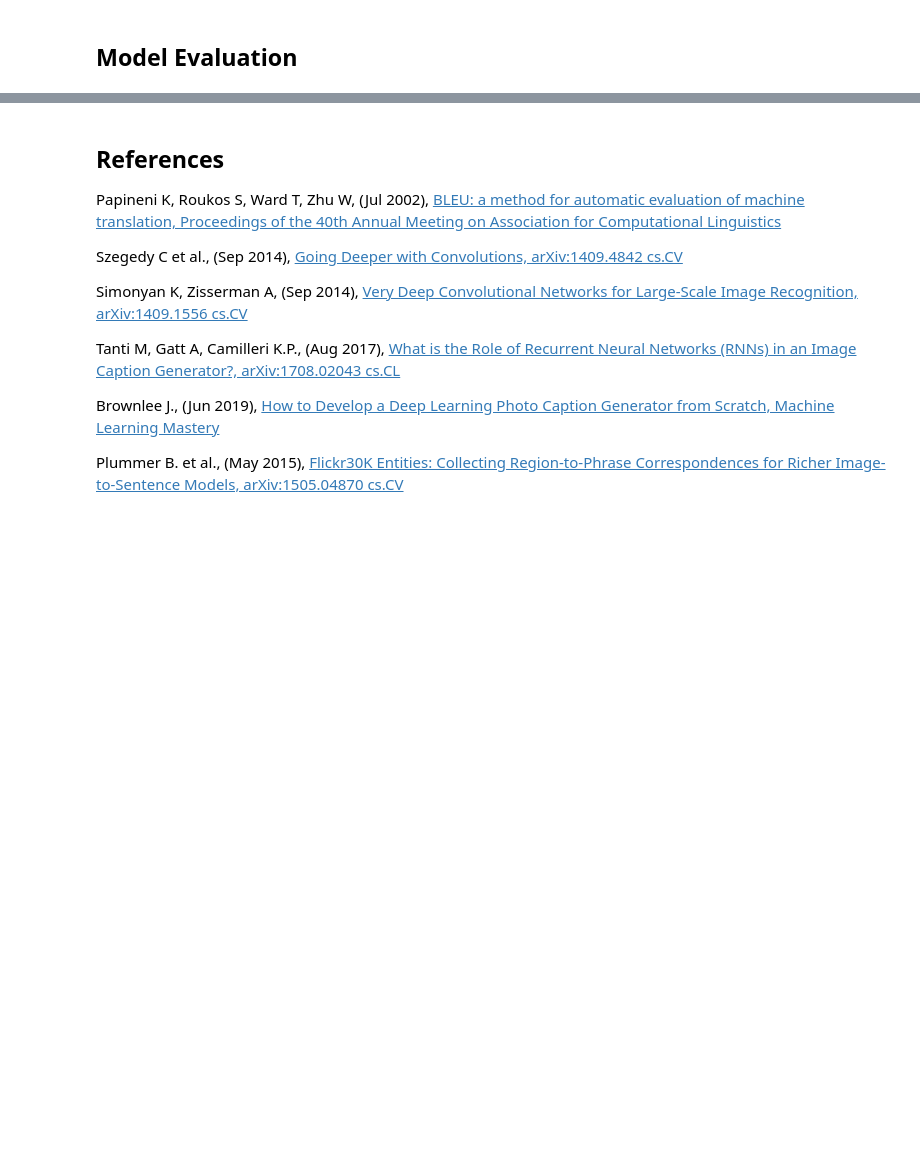
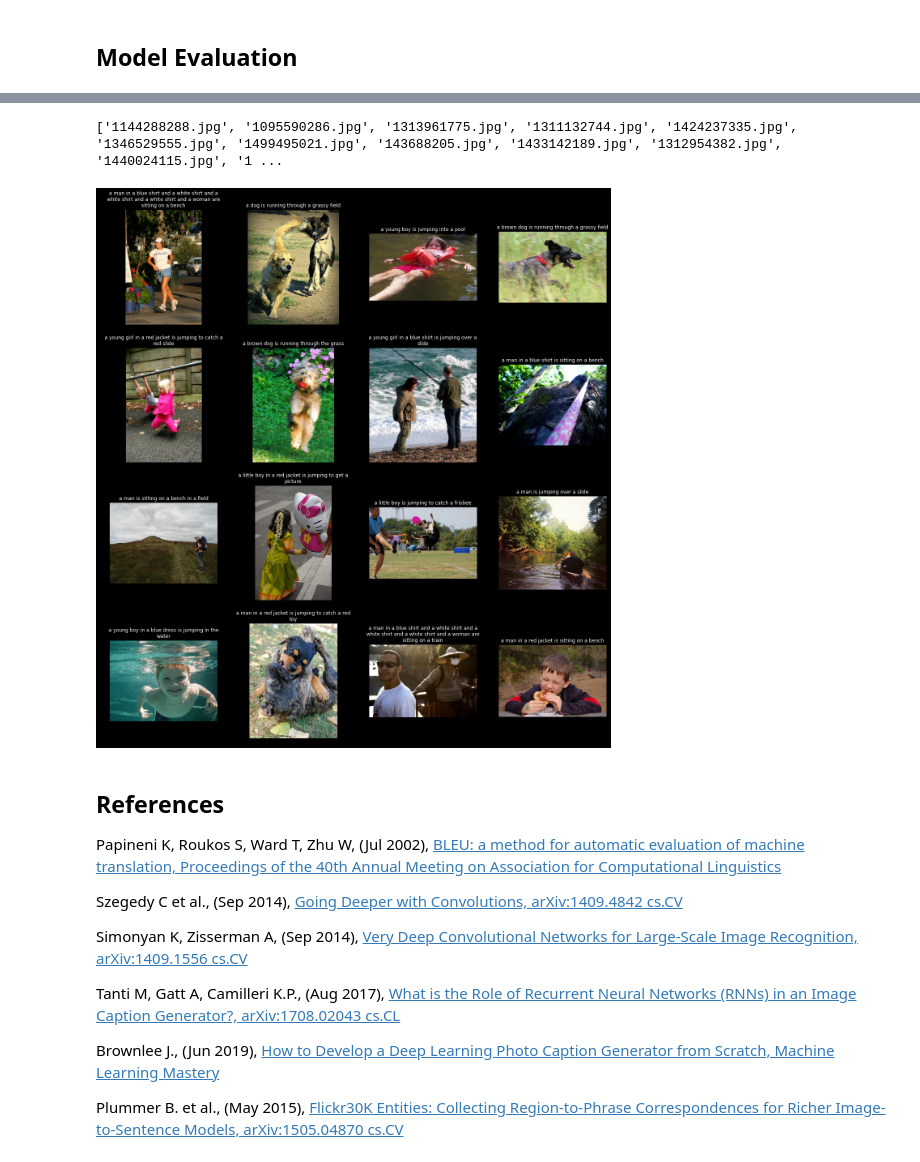
Before and after one commit to edwardspaulg/capstone_498, a Jupyter notebook: image_caption/Image_Caption.ipynb, the cells around one changed output, grey strips where cells are left out. Saved outputs shown, nothing was run; the diff lists cells and outputs as text; code cells hidden in the pictures; blank space fills up the shorter version.

```diff
--- a/image_caption/Image_Caption.ipynb
+++ b/image_caption/Image_Caption.ipynb
@@ -388,7 +335,7 @@ Total samples: 600
 from sklearn.model_selection import train_test_split
 
 #Create train, dev & test datasets
-def split_dataset():
+def split_dataset(dictCaptions):
     #Split
     X = list(dictCaptions.keys())
     y = list(dictCaptions.values())
@@ -397,6 +344,6 @@ def split_dataset():
     return X_train, X_dev, X_test, y_train, y_dev, y_test
 
 #Split
-X_train, X_dev, X_test, y_train, y_dev, y_test = split_dataset()
+X_train, X_dev, X_test, y_train, y_dev, y_test = split_dataset(dictCaptions)
 print(len(X_train)+len(X_test)+len(X_dev), ':', len(X_train), len(X_test), len(X_dev))
 print(len(y_train)+len(y_test)+len(y_dev), ':', len(y_train), len(y_test), len(y_dev))
@@ -594,4 +531,5 @@ if dictInit['TRAIN_MODEL']:
     checkpoint = ModelCheckpoint(dictInit['FN_WEIGHTS'], monitor='val_loss', verbose=1, save_best_only=True, mode='min')
 
     # fit model
-    model.fit([X1train, X2train], ytrain, epochs=3, verbose=2, callbacks=[checkpoint], validation_data=([X1dev, X2dev], ydev))
+    model.fit([Xy_train_seq[0], Xy_train_seq[1]], Xy_train_seq[2], epochs=3,
+              verbose=2, callbacks=[checkpoint], validation_data=([Xy_dev_seq[0], Xy_dev_seq[1]], Xy_dev_seq[2]))
@@ -725,43 +695,43 @@ print('Done')
 # %%
 from datetime import datetime
 import matplotlib.pyplot as plt
 import matplotlib.image as mpimg
 import random
 from textwrap import wrap
 
 #Plot sample test images
-def plotSamples(X_test):
+def plotSamples(dictXy_test):
     #Get random images
-    testIDs = random.sample(X_test, 16)
-    # testIDs = [id.split('_')[0] + '.' + id.split('_')[1].split('.')[1] for id in testIDs]
+    testIDs = random.sample(dictXy_test.keys(), 16)
     print(testIDs)
 
     #Init plot
     plt.rcParams['figure.facecolor'] = 'black'
     fig=plt.figure(figsize=(22, 24))
     fig.patch.set_facecolor('black')
     columns = 4
     rows = 4
 
     #Plot
     for i in range(1, columns*rows+1):
-        #Predict description
-        photo_features = features_test[testIDs[i-1]]
-        print(testIDs[i-1], photo_features)
-        yhat = generate_desc(model_custom_from_weights, tokenizer, photo_features, max_seq_len)
-        yhat = yhat.replace('startseq ', '').replace(' endseq', '')
+        #Prediction
+        yhat = ' '.join(dictXy_test[testIDs[i-1]].prediction)
 
         #Plot image and description together
         img = mpimg.imread(dictInit['DIR_ALL_IMAGES']+testIDs[i-1])
         ax = fig.add_subplot(rows, columns, i)
         ax.set_title("\n".join(wrap(yhat, 50)), color='white')
         ax.set_facecolor('xkcd:black')
         plt.imshow(img)
-    plt.savefig(dictInit['FN_TEST_RESULTS']+'_'+datetime.today().strftime('%Y-%m-%d-%H:%M:%S')+'.png', bbox_inches='tight', facecolor='black', dpi = 50)
+    plt.savefig(dictInit['FN_TEST_RESULTS']+'_'+datetime.today().strftime('%Y-%m-%d-%H:%M:%S')+'.png',
+                bbox_inches='tight', facecolor='black', dpi = 50)
     plt.show()
 
 #Plot sample test images
-plotSamples(X_test)
+plotSamples(dictXy_test)
+# %% [output]
+['1144288288.jpg', '1095590286.jpg', '1313961775.jpg', '1311132744.jpg', '1424237335.jpg', '1346529555.jpg', '1499495021.jpg', '143688205.jpg', '1433142189.jpg', '1312954382.jpg', '1440024115.jpg', '1 ...
+[figure, added]
 # %% [markdown]
 ## References
 
```
Also changed, not shown: parts of 13 cells of this notebook, 3 other files.
